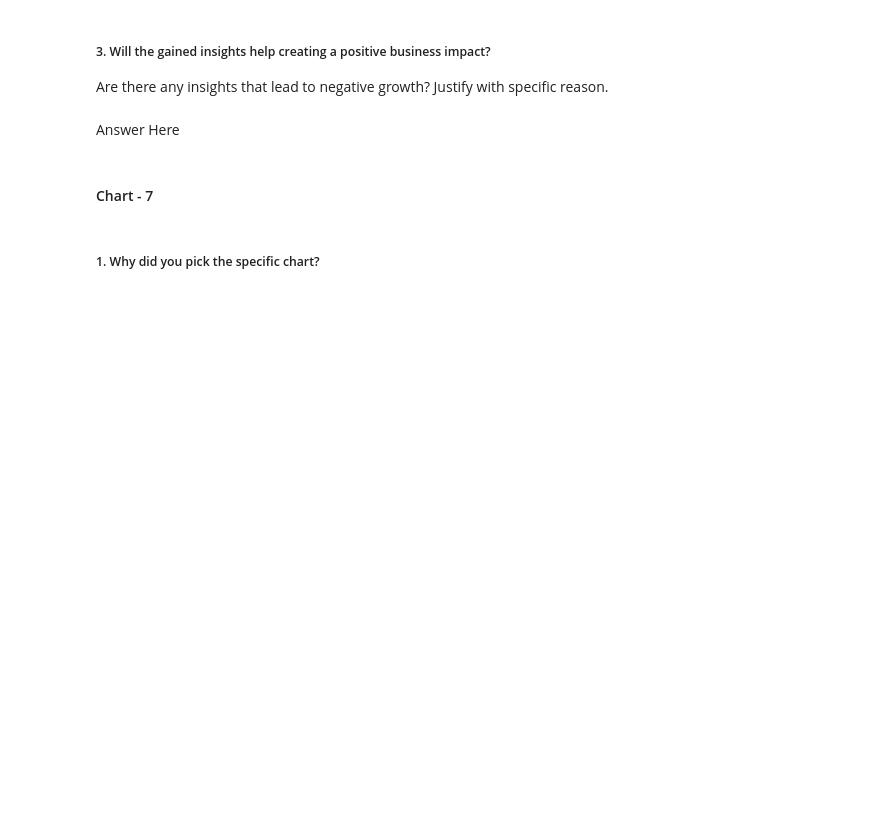
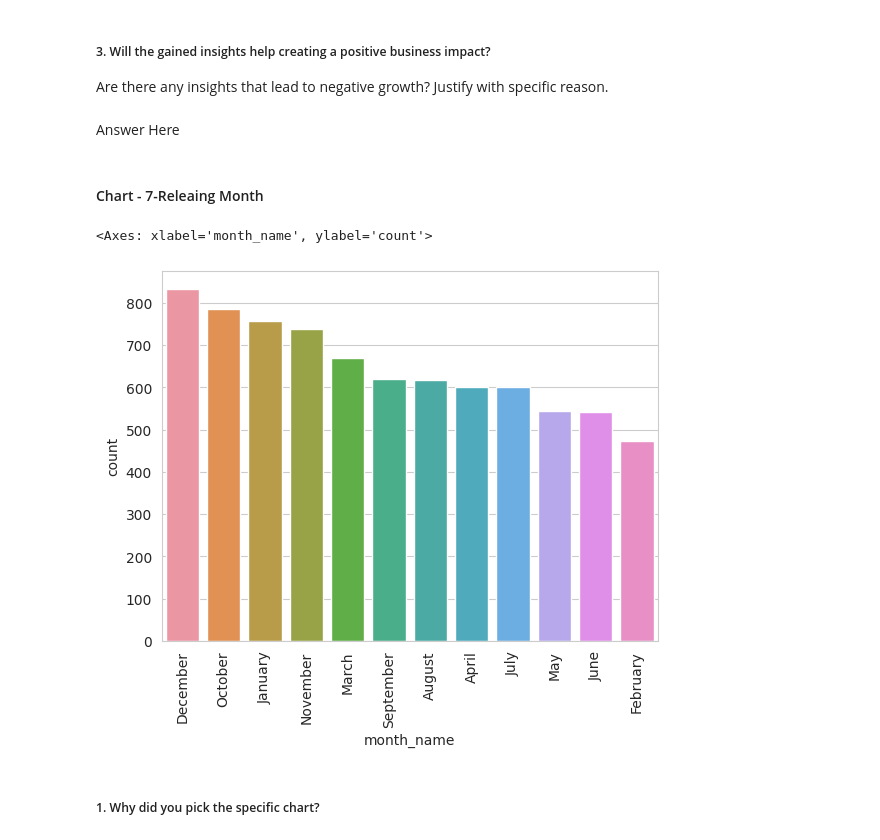
Before and after one commit to Jeetesh-KumarM/CAPSTONE-PROJECT--3--CLUSTERING, a Jupyter notebook: Netflix_Movies_and_TV_Shows_Clustering.ipynb, the cells around one changed output. Cells and saved outputs as stored; diff of their text form; code cells hidden in the pictures; blank space fills up the shorter version.

```diff
--- a/Netflix_Movies_and_TV_Shows_Clustering.ipynb
+++ b/Netflix_Movies_and_TV_Shows_Clustering.ipynb
@@ -496,4 +500,4 @@ Are there any insights that lead to negative growth? Justify with specific reaso
 # %% [markdown]
 Answer Here
 # %% [markdown]
-#### Chart - 7
+#### Chart - 7-Releaing Month
@@ -502,3 +504,12 @@ Answer Here
+# %%
+# Chart - 7 visualization code
+m={1.0:'January',2.0:'February',3.0:'March',4.0:'April',5.0:'May',6.0:'June',7.0:'July',8.0:'August',9.0:'September',10.0:'October',11.0:'November',12.0:'December'}
+df1['month_name']=df1['month'].replace(m)
+plt.xticks(rotation=90)
+sns.countplot(x=df1['month_name'],order=df1.month_name.value_counts().index)
+# %% [output]
+<Axes: xlabel='month_name', ylabel='count'>
+[figure, added]
 # %% [markdown]
 ##### 1. Why did you pick the specific chart?
 # %% [markdown]
```
Also changed, not shown: parts of 10 cells of this notebook.
